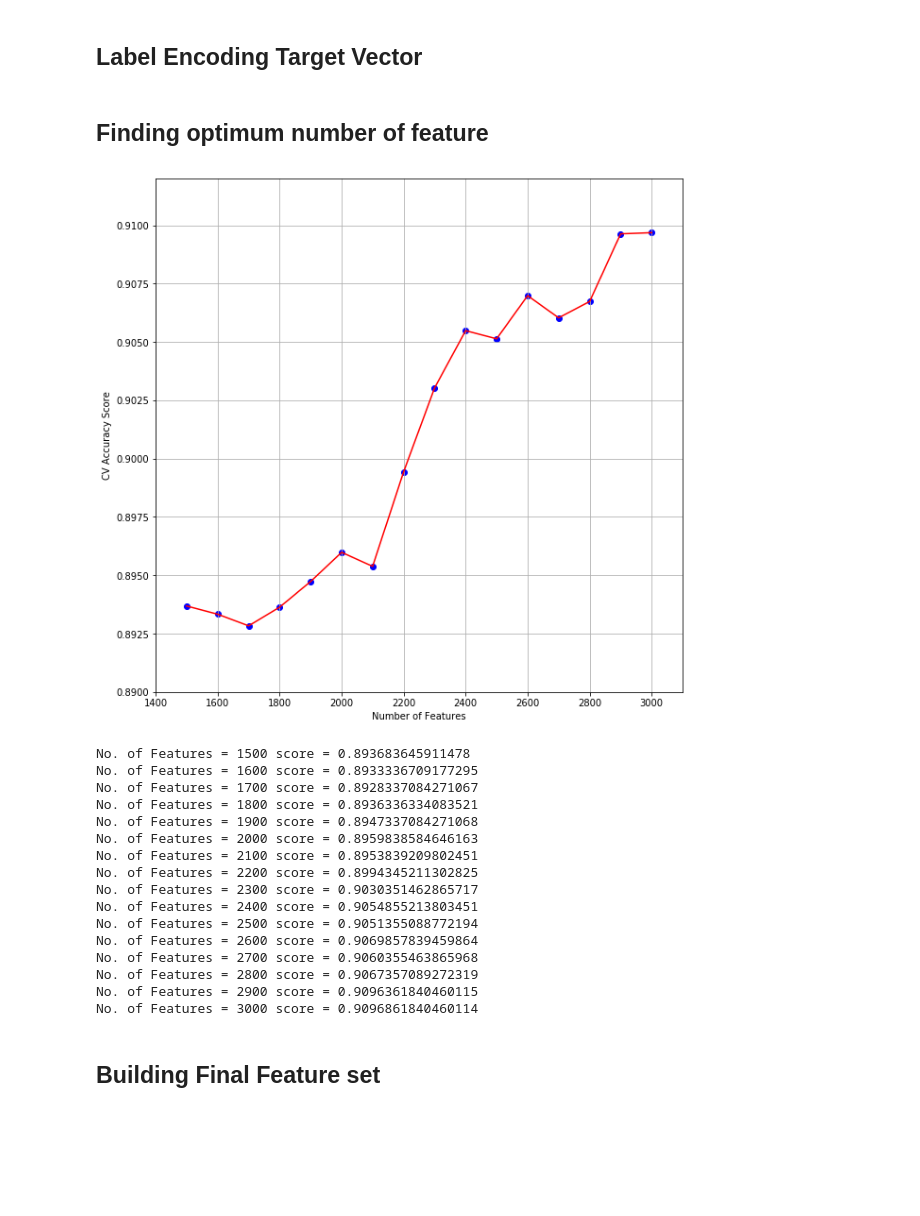
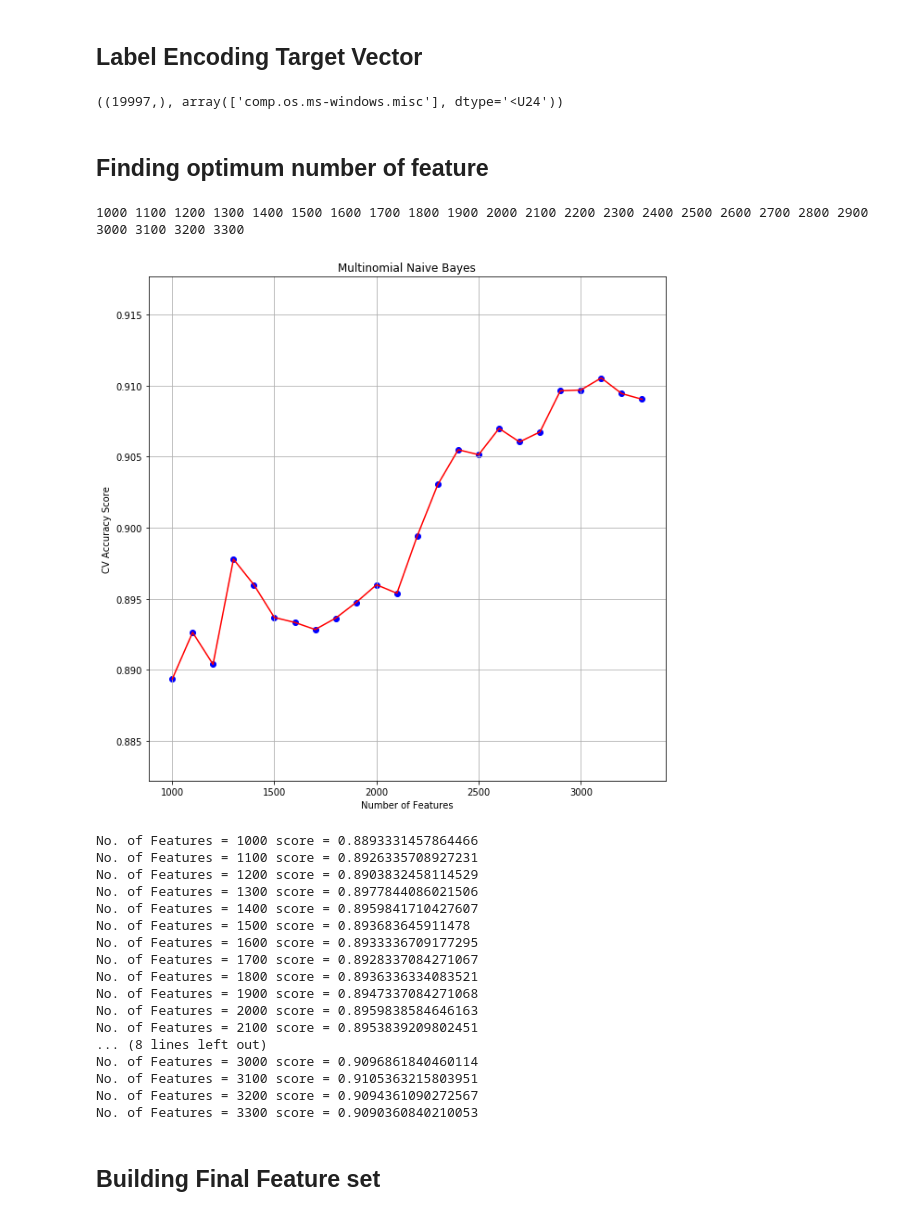
Before and after one commit to megawall/Text-Classification-project, a Jupyter notebook: Text Classification.ipynb, the cells around one changed output. Drawn from its saved outputs; the diff is of its cells as text; code cells hidden in the pictures; blank space fills up the shorter version.

Commit message:
No. of features updated in multinomial and accuracy increased

```diff
--- a/Text Classification.ipynb
+++ b/Text Classification.ipynb
@@ -71,7 +71,9 @@ from sklearn.preprocessing import LabelEncoder
 y = np.array(y)
 label_y = LabelEncoder()
 y_final = label_y.fit_transform(y)
-y_final.shape
+y_final.shape, label_y.inverse_transform([2])
+# %% [output]
+((19997,), array(['comp.os.ms-windows.misc'], dtype='<U24'))
 # %% [markdown]
 ## Finding optimum number of feature
 # %%
@@ -80,30 +82,40 @@ from sklearn.naive_bayes import MultinomialNB
 from sklearn.model_selection import cross_val_score
 # %%
 # Finding optimum number of feature
+
 score = []
-for features in range(1500,3001,100):
+for features in range(1000, 3301, 100):
     tfidf = TfidfVectorizer(max_features= features, ngram_range= (1,3))
     temp = tfidf.fit_transform(X)
     clf_temp = MultinomialNB()
     score.append(cross_val_score(estimator=clf_temp, X=temp, y=y_final, cv=5).mean())
+    print(features, end = " ")
+# %% [output]
+1000 1100 1200 1300 1400 1500 1600 1700 1800 1900 2000 2100 2200 2300 2400 2500 2600 2700 2800 2900 3000 3100 3200 3300
 # %%
 # Ploting the Accuracy against CV accuracies
-plt.figure(figsize=(10,10))
-plt.scatter(range(1500,3001,100), score, color='blue')
-plt.plot(range(1500,3001,100), score, color='red')
+plt.figure(figsize=(10, 10))
+plt.scatter(range(1000, 3301, 100), score, color='blue')
+plt.plot(range(1000, 3301, 100), score, color='red')
 plt.xlabel('Number of Features')
 plt.ylabel('CV Accuracy Score')
 plt.grid()
-plt.axis([1400, 3100, 0.89, 0.912])
+# plt.axis([1400, 3100, 0.89, 0.912])
+plt.title("Multinomial Naive Bayes")
 plt.show()
 # %% [output]
-[figure, old version]
+[figure, new version]
 # %%
 # score with no. of features
-no_of_features = range(1500,3001,100)
+no_of_features = range(1000, 3301, 100)
 for i in range(len(score)):
     print(f"No. of Features = {no_of_features[i]} score = {score[i]}")
 # %% [output]
+No. of Features = 1000 score = 0.8893331457864466
+No. of Features = 1100 score = 0.8926335708927231
+No. of Features = 1200 score = 0.8903832458114529
+No. of Features = 1300 score = 0.8977844086021506
+No. of Features = 1400 score = 0.8959841710427607
 No. of Features = 1500 score = 0.893683645911478
 No. of Features = 1600 score = 0.8933336709177295
 No. of Features = 1700 score = 0.8928337084271067
@@ -111,15 +123,11 @@ No. of Features = 1800 score = 0.8936336334083521
 No. of Features = 1900 score = 0.8947337084271068
 No. of Features = 2000 score = 0.8959838584646163
 No. of Features = 2100 score = 0.8953839209802451
-No. of Features = 2200 score = 0.8994345211302825
-No. of Features = 2300 score = 0.9030351462865717
-No. of Features = 2400 score = 0.9054855213803451
-No. of Features = 2500 score = 0.9051355088772194
-No. of Features = 2600 score = 0.9069857839459864
-No. of Features = 2700 score = 0.9060355463865968
-No. of Features = 2800 score = 0.9067357089272319
-No. of Features = 2900 score = 0.9096361840460115
+... (8 lines left out)
 No. of Features = 3000 score = 0.9096861840460114
+No. of Features = 3100 score = 0.9105363215803951
+No. of Features = 3200 score = 0.9094361090272567
+No. of Features = 3300 score = 0.9090360840210053
 # %% [markdown]
 ## Building Final Feature set
 # %%
```
Also changed, not shown: parts of 13 cells of this notebook.
